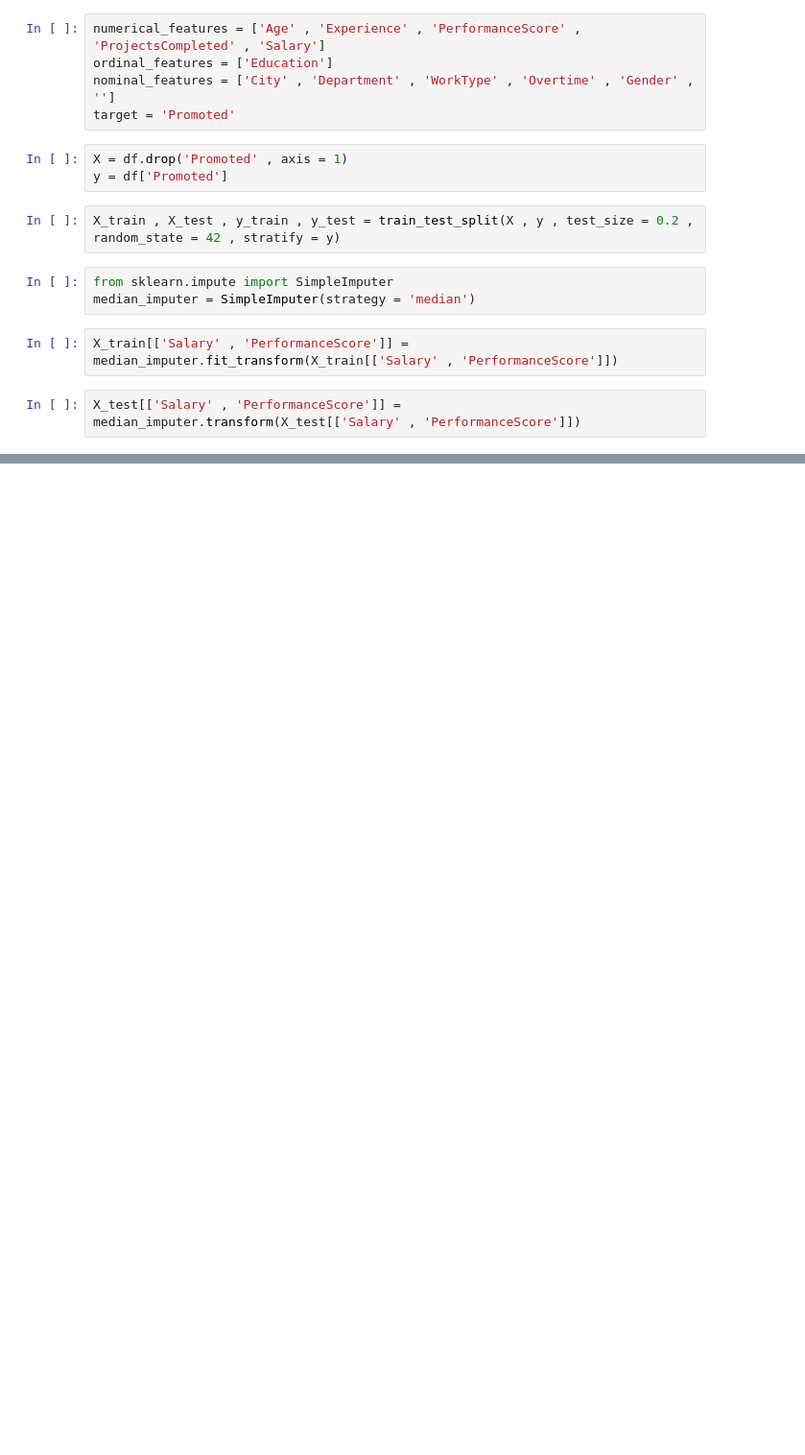
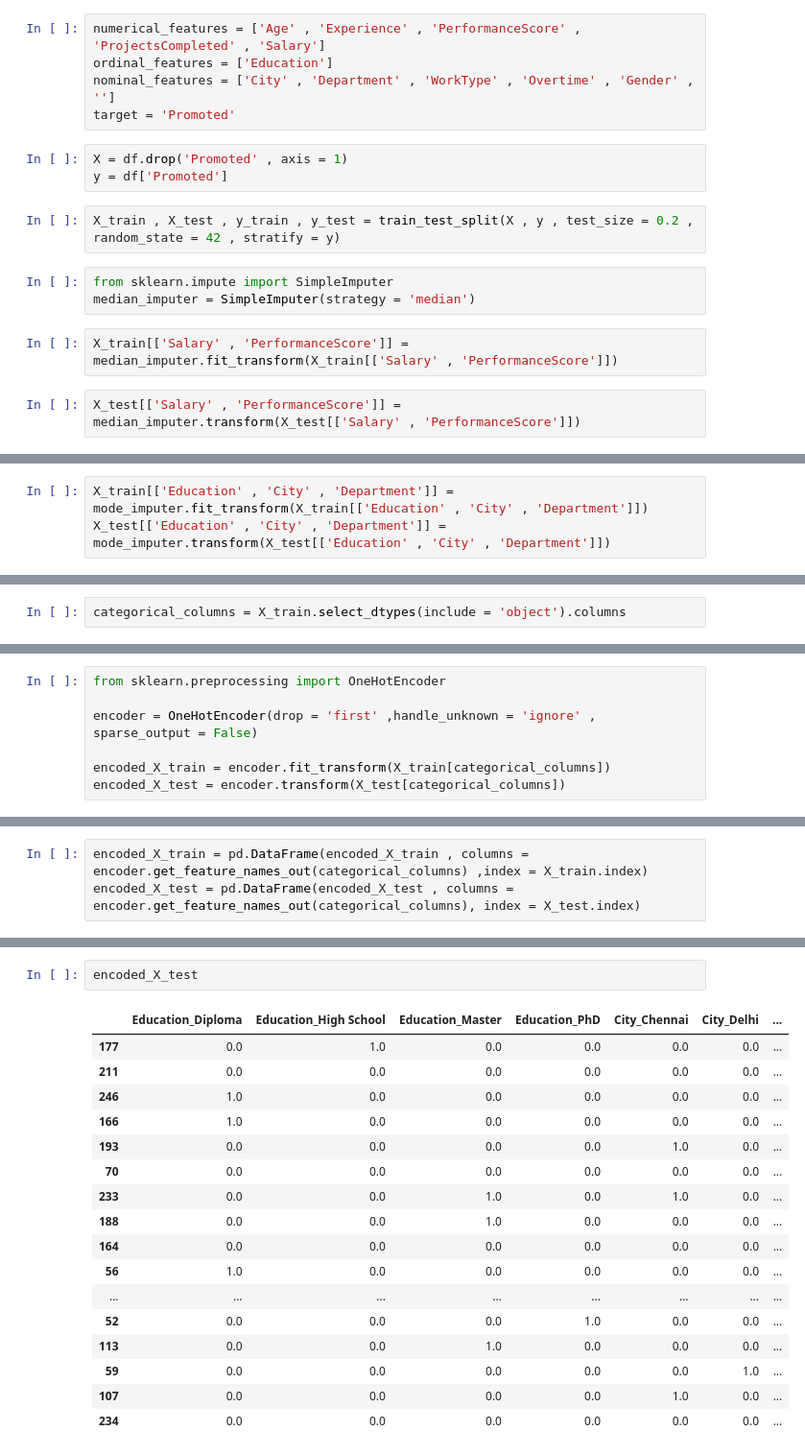
Before and after one commit to KARTIK-KUMAR-SINGH/Promotion_prediction_of-the_employee-Feature-Engineering-, a Jupyter notebook: Promotion_prediction_of_the_employ_project_(Feature_Engineering).ipynb, the cells around one changed output, grey strips where cells are left out. Shown at 96% size. Saved outputs shown, nothing was run; the diff lists cells and outputs as text; blank space fills up the shorter version.

```diff
--- a/Promotion_prediction_of_the_employ_project_(Feature_Engineering).ipynb
+++ b/Promotion_prediction_of_the_employ_project_(Feature_Engineering).ipynb
@@ -295,0 +341,3 @@ X_test[['Salary' , 'PerformanceScore']] = median_imputer.transform(X_test[['Sala
+# %%
+X_train[['Education' , 'City' , 'Department']] = mode_imputer.fit_transform(X_train[['Education' , 'City' , 'Department']])
+X_test[['Education' , 'City' , 'Department']] = mode_imputer.transform(X_test[['Education' , 'City' , 'Department']])
@@ -295,0 +402,2 @@ X_test[['Salary' , 'PerformanceScore']] = median_imputer.transform(X_test[['Sala
+# %%
+categorical_columns = X_train.select_dtypes(include = 'object').columns
@@ -295,0 +408,7 @@ X_test[['Salary' , 'PerformanceScore']] = median_imputer.transform(X_test[['Sala
+# %%
+from sklearn.preprocessing import OneHotEncoder
+
+encoder = OneHotEncoder(drop = 'first' ,handle_unknown = 'ignore' , sparse_output = False)
+
+encoded_X_train = encoder.fit_transform(X_train[categorical_columns])
+encoded_X_test = encoder.transform(X_test[categorical_columns])
@@ -295,0 +474,3 @@ X_test[['Salary' , 'PerformanceScore']] = median_imputer.transform(X_test[['Sala
+# %%
+encoded_X_train = pd.DataFrame(encoded_X_train , columns = encoder.get_feature_names_out(categorical_columns) ,index = X_train.index)
+encoded_X_test = pd.DataFrame(encoded_X_test , columns = encoder.get_feature_names_out(categorical_columns), index = X_test.index)
@@ -295,0 +493,20 @@ X_test[['Salary' , 'PerformanceScore']] = median_imputer.transform(X_test[['Sala
+# %%
+encoded_X_test
+# %% [output]
+|  | Education_Diploma | Education_High School | Education_Master | Education_PhD | City_Chennai | City_Delhi | ... |
+| 177 | 0.0 | 1.0 | 0.0 | 0.0 | 0.0 | 0.0 | ... |
+| 211 | 0.0 | 0.0 | 0.0 | 0.0 | 0.0 | 0.0 | ... |
+| 246 | 1.0 | 0.0 | 0.0 | 0.0 | 0.0 | 0.0 | ... |
+| 166 | 1.0 | 0.0 | 0.0 | 0.0 | 0.0 | 0.0 | ... |
+| 193 | 0.0 | 0.0 | 0.0 | 0.0 | 1.0 | 0.0 | ... |
+| 70 | 0.0 | 0.0 | 0.0 | 0.0 | 0.0 | 0.0 | ... |
+| 233 | 0.0 | 0.0 | 1.0 | 0.0 | 1.0 | 0.0 | ... |
+| 188 | 0.0 | 0.0 | 1.0 | 0.0 | 0.0 | 0.0 | ... |
+| 164 | 0.0 | 0.0 | 0.0 | 0.0 | 0.0 | 0.0 | ... |
+| 56 | 1.0 | 0.0 | 0.0 | 0.0 | 0.0 | 0.0 | ... |
+| ... | ... | ... | ... | ... | ... | ... | ... |
+| 52 | 0.0 | 0.0 | 0.0 | 1.0 | 0.0 | 0.0 | ... |
+| 113 | 0.0 | 0.0 | 1.0 | 0.0 | 0.0 | 0.0 | ... |
+| 59 | 0.0 | 0.0 | 0.0 | 0.0 | 0.0 | 1.0 | ... |
+| 107 | 0.0 | 0.0 | 0.0 | 0.0 | 1.0 | 0.0 | ... |
+| 234 | 0.0 | 0.0 | 0.0 | 0.0 | 0.0 | 0.0 | ... |
```
Also changed, not shown: parts of 53 cells of this notebook.
